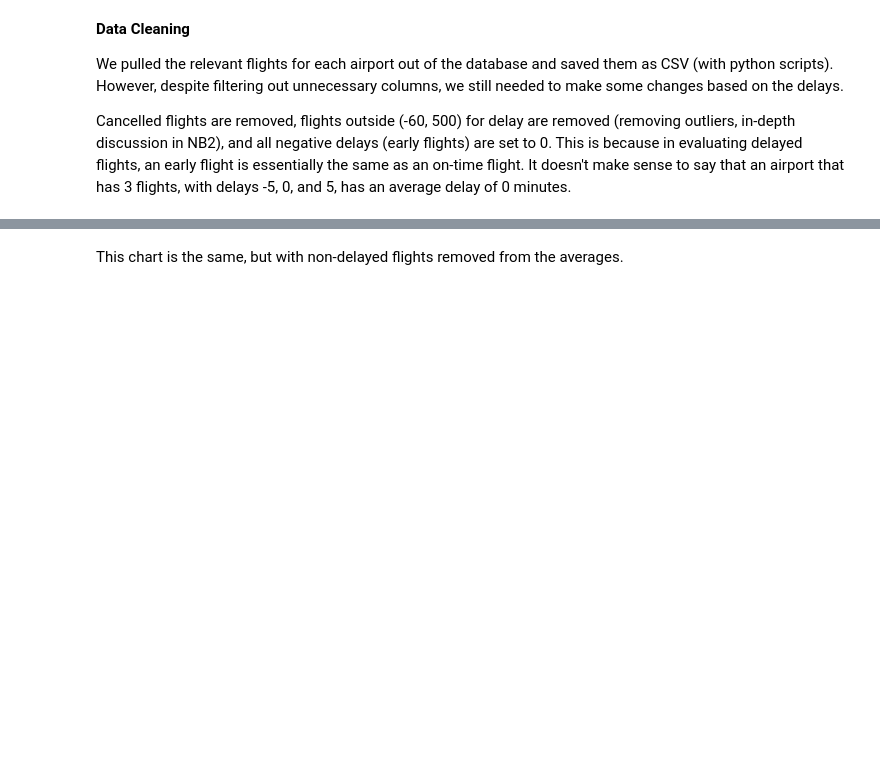
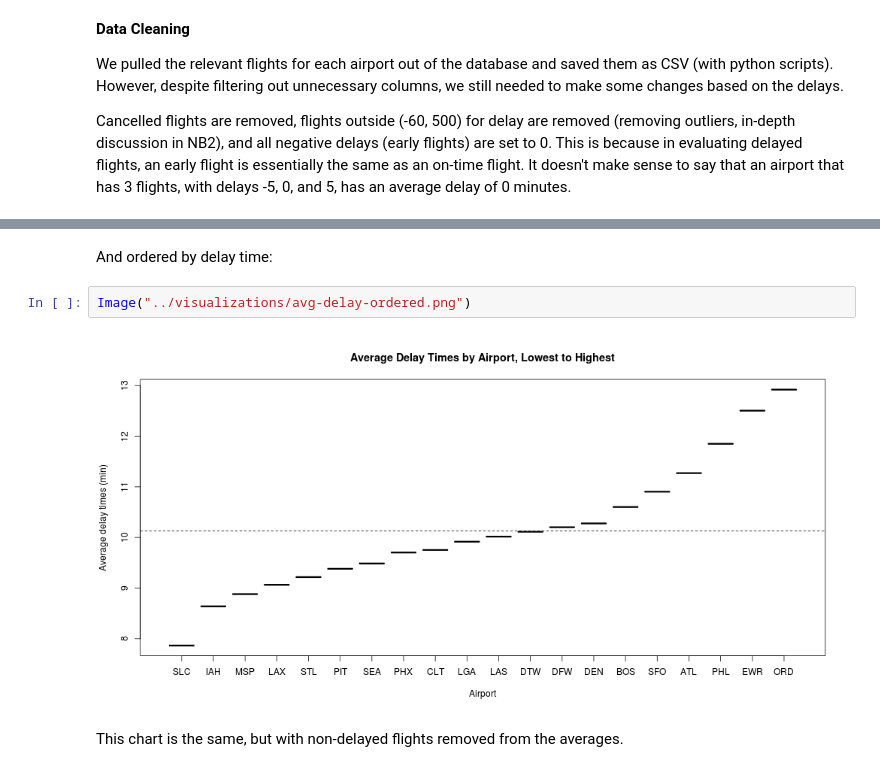
Before and after one commit to steven-hu/data-analysis-template, a Jupyter notebook: notebooks/NB4_project_report.ipynb, the cells around one changed output, grey strips where cells are left out. Cells and saved outputs as stored; diff of their text form; blank space fills up the shorter version.

```diff
--- a/notebooks/NB4_project_report.ipynb
+++ b/notebooks/NB4_project_report.ipynb
@@ -132,3 +98,9 @@ Image("../visualizations/index.png")
+# %% [markdown]
+And ordered by delay time:
+# %%
+Image("../visualizations/avg-delay-ordered.png")
+# %% [output]
+[figure, added]
 # %% [markdown]
 This chart is the same, but with non-delayed flights removed from the averages.
 # %%
```
Also changed, not shown: parts of 10 cells of this notebook, 12 other files.
